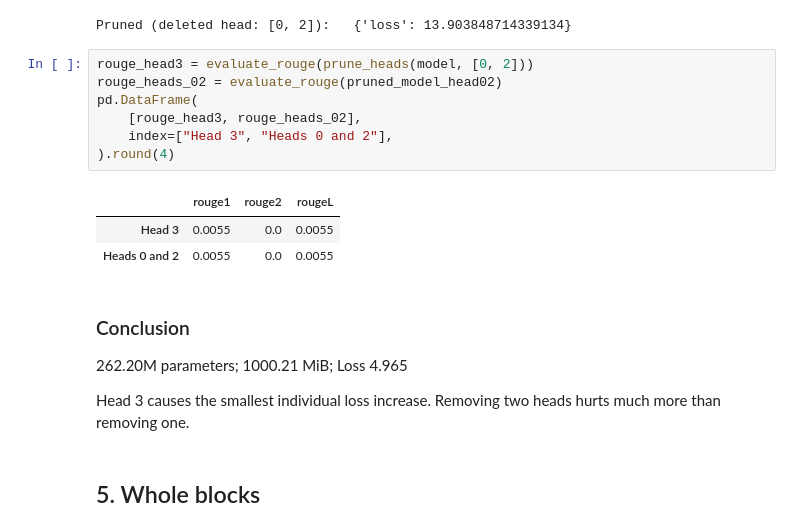
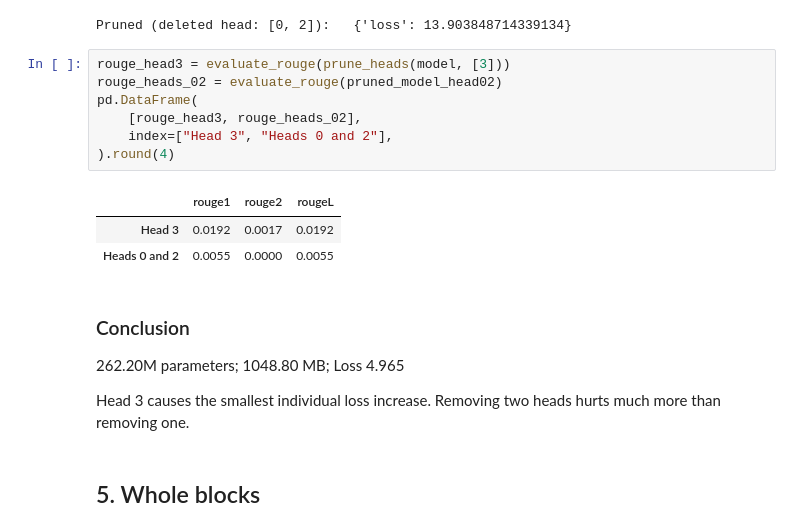
Before and after one commit to luftboud/small-LLM, a Jupyter notebook: notebooks/03-pruning-notebook.ipynb, the cells around one changed output. Cells and saved outputs as stored; diff of their text form.

Commit message:
fix: model memory & head pruning rouge compute

```diff
--- a/notebooks/03-pruning-notebook.ipynb
+++ b/notebooks/03-pruning-notebook.ipynb
@@ -586,19 +581,19 @@ print("Pruned (deleted head: [0, 2]):  ", evaluate_model(pruned_model_head02, to
 # %% [output]
 Pruned (deleted head: [0, 2]):   {'loss': 13.903848714339134}
 # %%
-rouge_head3 = evaluate_rouge(prune_heads(model, [0, 2]))
+rouge_head3 = evaluate_rouge(prune_heads(model, [3]))
 rouge_heads_02 = evaluate_rouge(pruned_model_head02)
 pd.DataFrame(
     [rouge_head3, rouge_heads_02],
     index=["Head 3", "Heads 0 and 2"],
 ).round(4)
 # %% [output]
 |  | rouge1 | rouge2 | rougeL |
-| Head 3 | 0.0055 | 0.0 | 0.0055 |
-| Heads 0 and 2 | 0.0055 | 0.0 | 0.0055 |
+| Head 3 | 0.0192 | 0.0017 | 0.0192 |
+| Heads 0 and 2 | 0.0055 | 0.0000 | 0.0055 |
 # %% [markdown]
 ### Conclusion
-262.20M parameters; 1000.21 MiB; Loss 4.965
+262.20M parameters; 1048.80 MB; Loss 4.965
 
 Head 3 causes the smallest individual loss increase. Removing two heads hurts much more than removing one.
 # %% [markdown]
```
Also changed, not shown: parts of 20 cells of this notebook.
